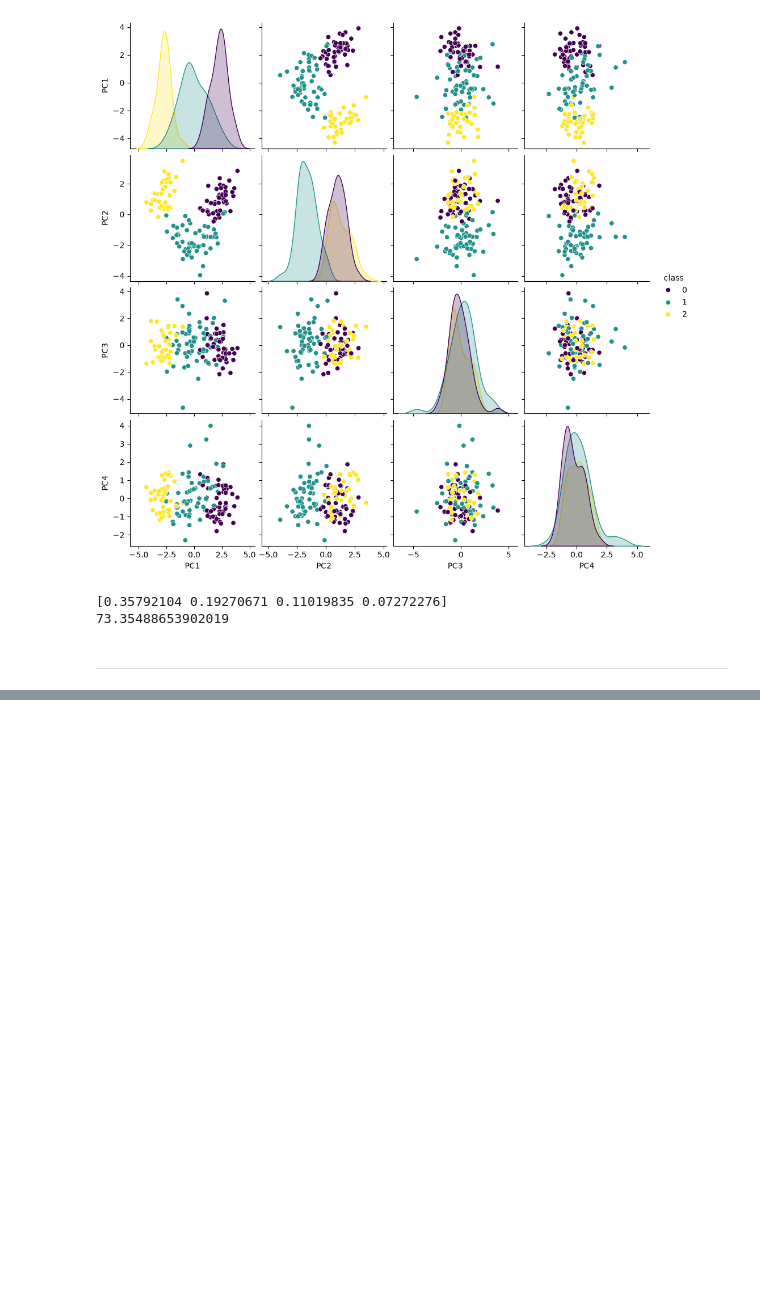
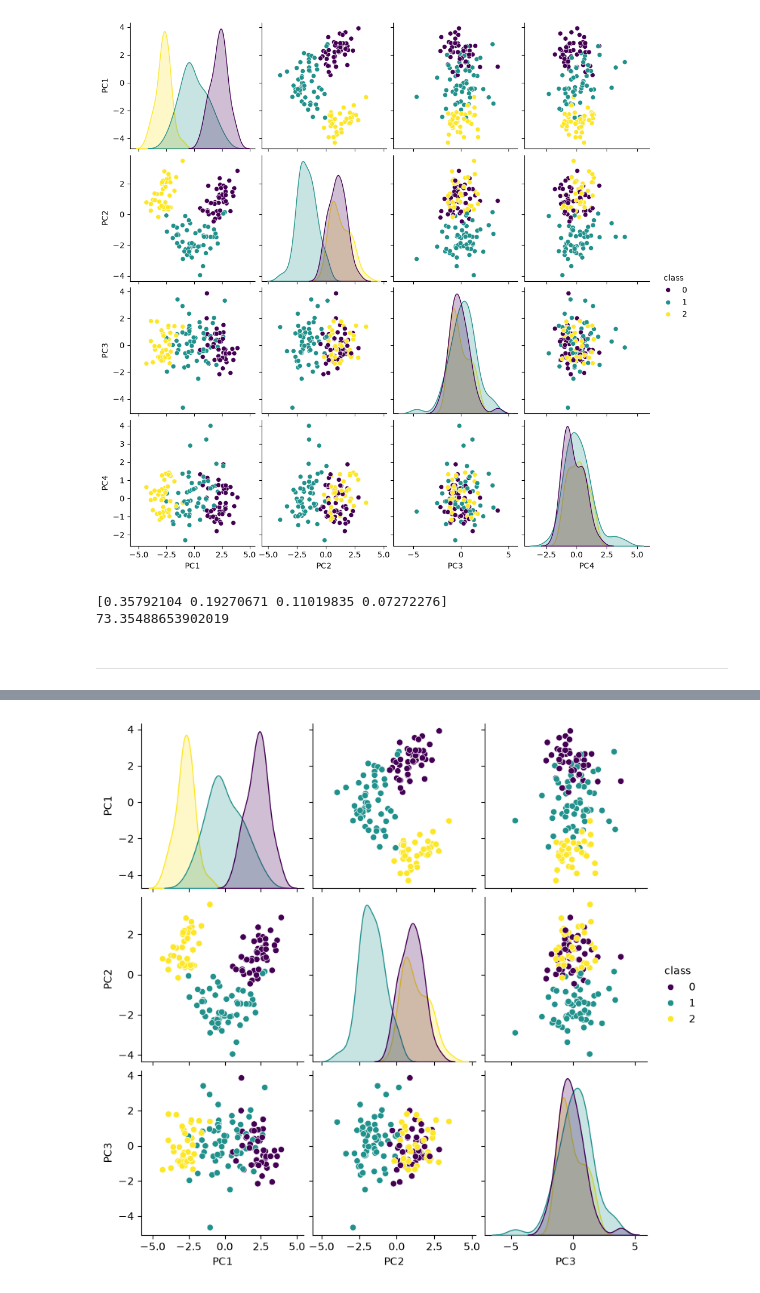
Before and after one commit to Hawkie06/BootcampIA, a Jupyter notebook: aprendendo_machineL/wine.ipynb, the cells around one changed output, grey strips where cells are left out. Saved outputs shown, nothing was run; the diff lists cells and outputs as text; code cells hidden in the pictures; blank space fills up the shorter version.

Commit message:
Adiciona a atividade com pca no dataset wine

```diff
--- a/aprendendo_machineL/wine.ipynb
+++ b/aprendendo_machineL/wine.ipynb
@@ -156,5 +186,8 @@ Média: 0.9469742091413919
 # %%
-modelo =  make_pipeline(StandardScaler(),LogisticRegression(random_state=42))
+modelo = make_pipeline(
+    PCA(n_components=3),
+    LogisticRegression(random_state=42, max_iter=2000)
+)
 # %%
 modelo.fit(X_train, y_train)
 # %% [output]
@@ -200,0 +235,24 @@ Média: 0.9926570048309179
+# %%
+
+# Aplicar as transformações do pipeline da Regressão Logística
+X_pca_lr = modelo[:-1].transform(X_train)
+
+# Criar o DataFrame com os 5 componentes
+df_pca_lr = pd.DataFrame(
+    X_pca_lr,
+    columns=["PC1", "PC2", "PC3"]
+)
+
+# Adicionar as classes reais dos vinhos
+df_pca_lr["class"] = y_train
+
+# Plotar os gráficos
+sbn.pairplot(
+    df_pca_lr,
+    hue="class",
+    palette="viridis"
+)
+
+plt.show()
+# %% [output]
+[figure, added]
```
Also changed, not shown: parts of 14 cells of this notebook.
